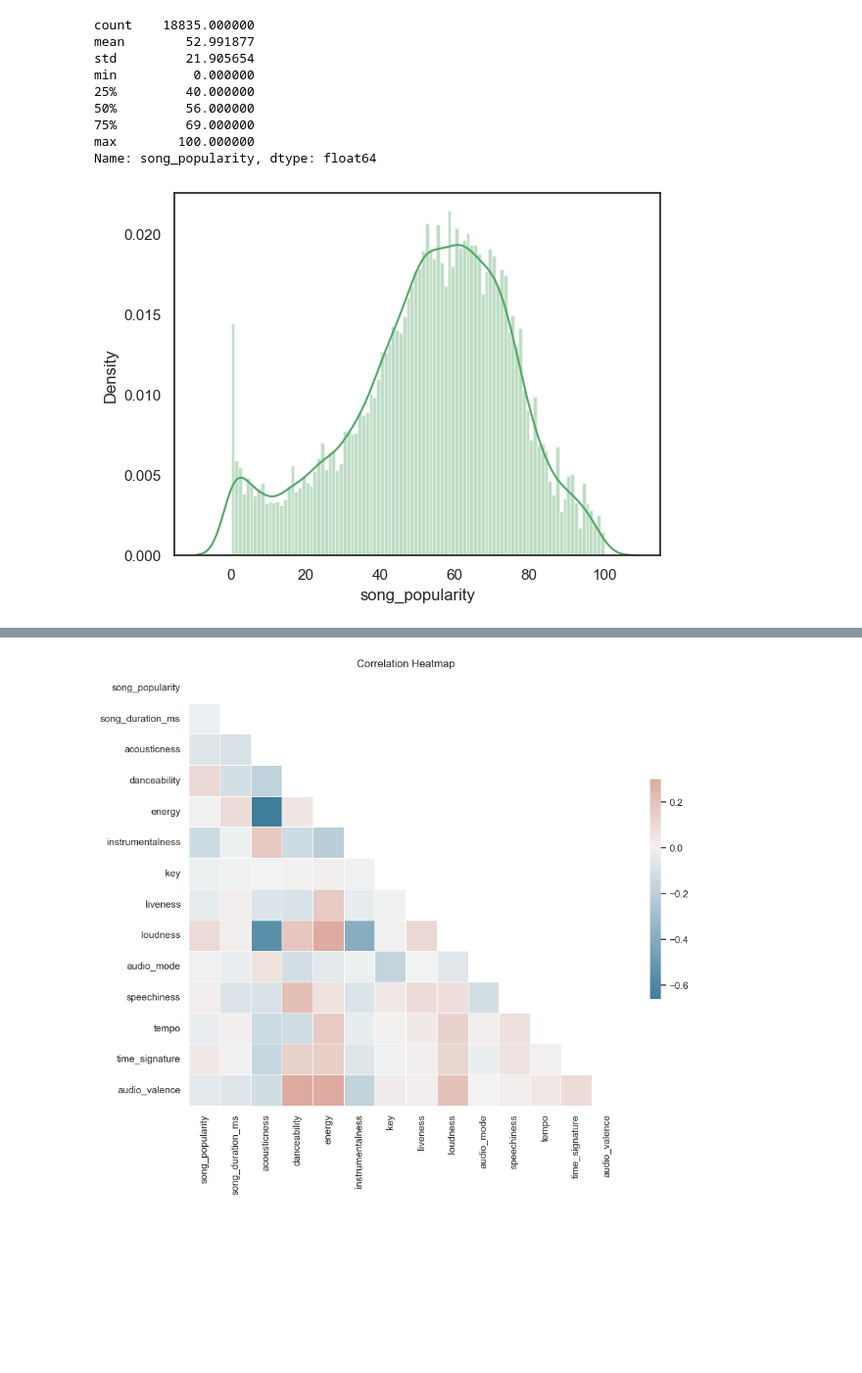
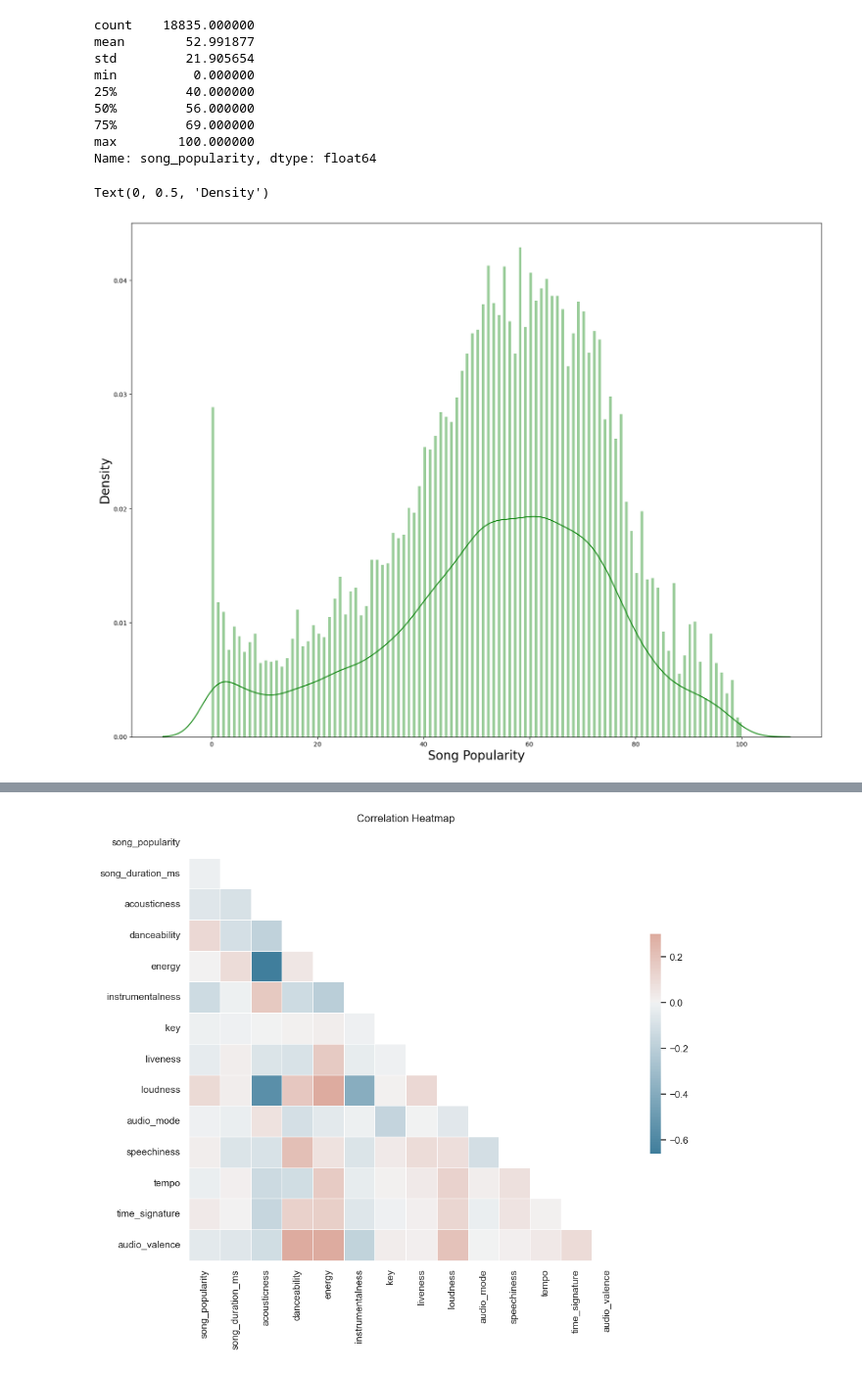
Before and after one commit to apanthari/project_4, a Jupyter notebook: p4matt.ipynb, the cells around one changed output, grey strips where cells are left out. Shown at 98% size. Drawn from its saved outputs; the diff is of its cells as text; code cells hidden in the pictures; blank space fills up the shorter version.

```diff
--- a/p4matt.ipynb
+++ b/p4matt.ipynb
@@ -62,17 +62,21 @@ memory usage: 2.3+ MB
 # %%
 print(train['song_popularity'].describe())
-sns.distplot(train['song_popularity'], color='g', bins=100, hist_kws={'alpha': 0.4});
+fig, ax = plt.subplots(figsize=(20, 15))
+sns.distplot(train['song_popularity'], color='g', bins=200, hist_kws={'alpha': 0.4}, ax=ax);
+ax.set_xlabel('Song Popularity', fontsize=20)
+ax.set_ylabel('Density', fontsize=20)
 # %% [output]
 count    18835.000000
 mean        52.991877
 std         21.905654
 min          0.000000
 25%         40.000000
 50%         56.000000
 75%         69.000000
 max        100.000000
 Name: song_popularity, dtype: float64
+Text(0, 0.5, 'Density')
-[figure, old version]
+[figure, new version]
 # %%
 df_num = train.select_dtypes(include = ['float64', 'int64','object'])
 df_num.head()
```
Also changed, not shown: parts of 2 cells of this notebook, 6 other files.
